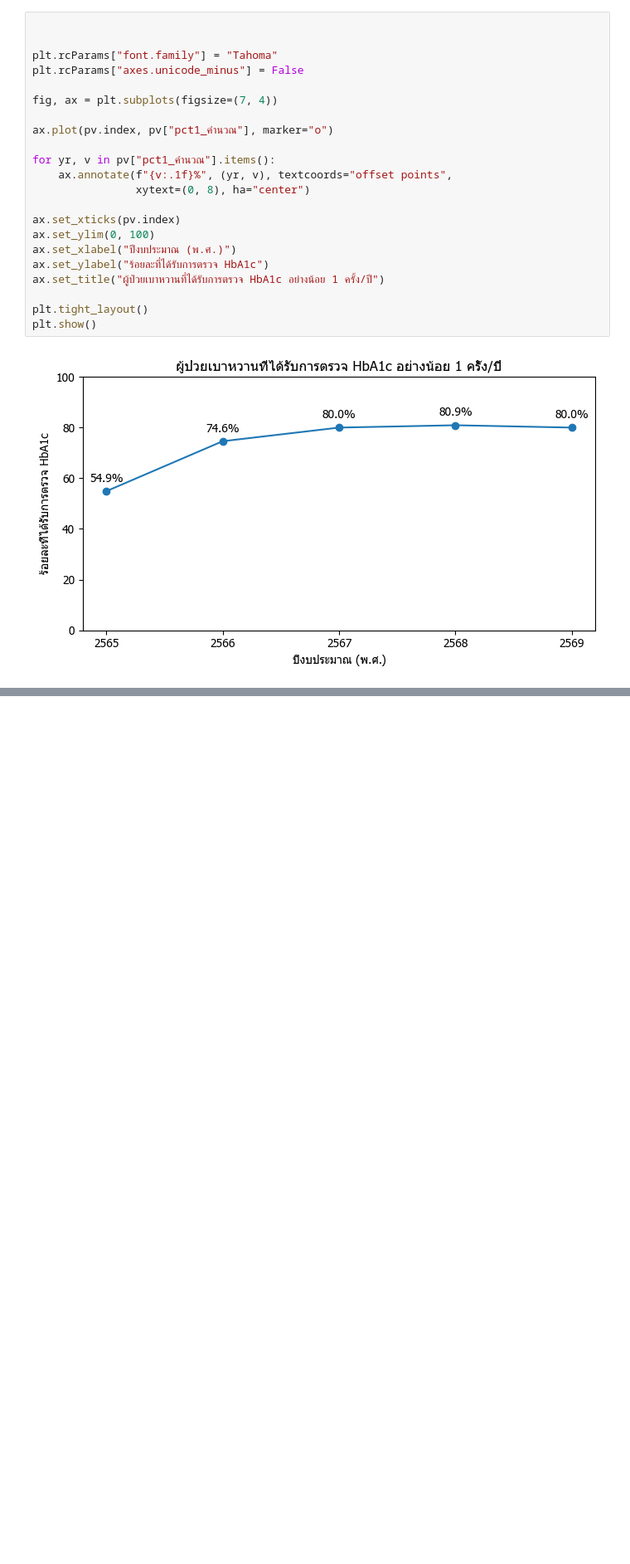
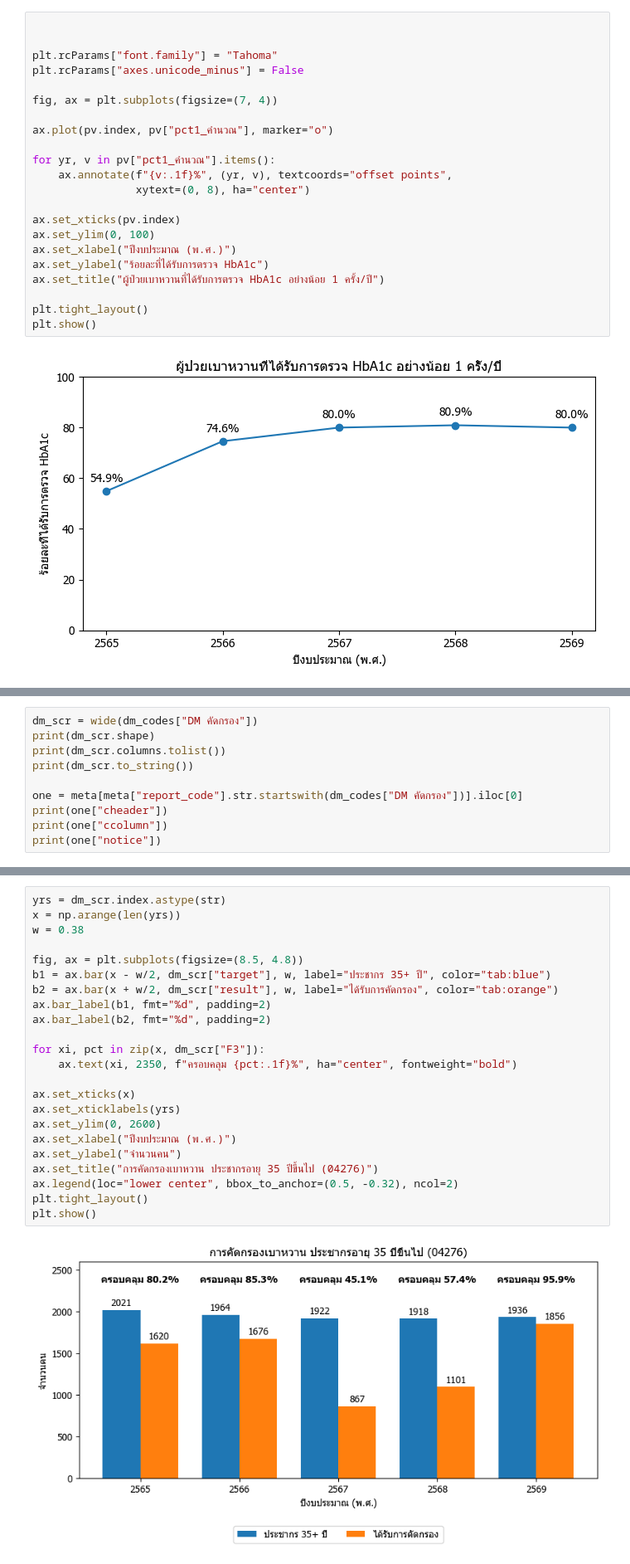
Before and after one commit to Mairuukrub/Commed_Data_Analytics_District8, a Jupyter notebook: Analytics ข้อมูลเขต 8 (ดุ่ยดุ้ย).ipynb, the cells around one changed output, grey strips where cells are left out. Shown at 83% size. Drawn from its saved outputs; the diff is of its cells as text; blank space fills up the shorter version.

```diff
--- a/Analytics ข้อมูลเขต 8 (ดุ่ยดุ้ย).ipynb
+++ b/Analytics ข้อมูลเขต 8 (ดุ่ยดุ้ย).ipynb
@@ -433,0 +589,10 @@ plt.show()
+# %%
+dm_scr = wide(dm_codes["DM คัดกรอง"])
+print(dm_scr.shape)
+print(dm_scr.columns.tolist())
+print(dm_scr.to_string())
+
+one = meta[meta["report_code"].str.startswith(dm_codes["DM คัดกรอง"])].iloc[0]
+print(one["cheader"])
+print(one["ccolumn"])
+print(one["notice"])
@@ -433,0 +612,25 @@ plt.show()
+# %%
+yrs = dm_scr.index.astype(str)
+x = np.arange(len(yrs))
+w = 0.38
+
+fig, ax = plt.subplots(figsize=(8.5, 4.8))
+b1 = ax.bar(x - w/2, dm_scr["target"], w, label="ประชากร 35+ ปี", color="tab:blue")
+b2 = ax.bar(x + w/2, dm_scr["result"], w, label="ได้รับการคัดกรอง", color="tab:orange")
+ax.bar_label(b1, fmt="%d", padding=2)
+ax.bar_label(b2, fmt="%d", padding=2)
+
+for xi, pct in zip(x, dm_scr["F3"]):
+    ax.text(xi, 2350, f"ครอบคลุม {pct:.1f}%", ha="center", fontweight="bold")
+
+ax.set_xticks(x)
+ax.set_xticklabels(yrs)
+ax.set_ylim(0, 2600)
+ax.set_xlabel("ปีงบประมาณ (พ.ศ.)")
+ax.set_ylabel("จำนวนคน")
+ax.set_title("การคัดกรองเบาหวาน ประชากรอายุ 35 ปีขึ้นไป (04276)")
+ax.legend(loc="lower center", bbox_to_anchor=(0.5, -0.32), ncol=2)
+plt.tight_layout()
+plt.show()
+# %% [output]
+[figure, added]
```
Also changed, not shown: parts of 25 cells of this notebook.
